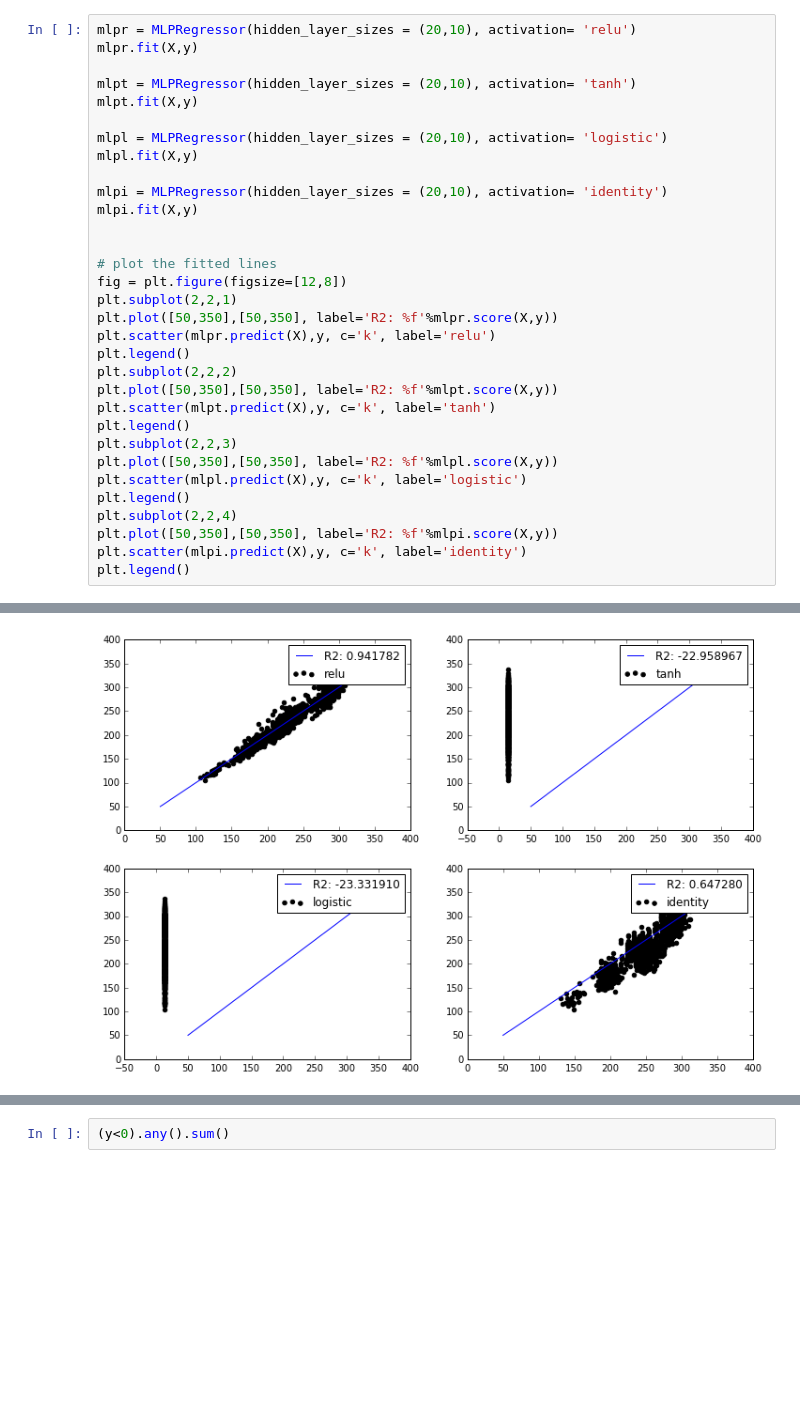
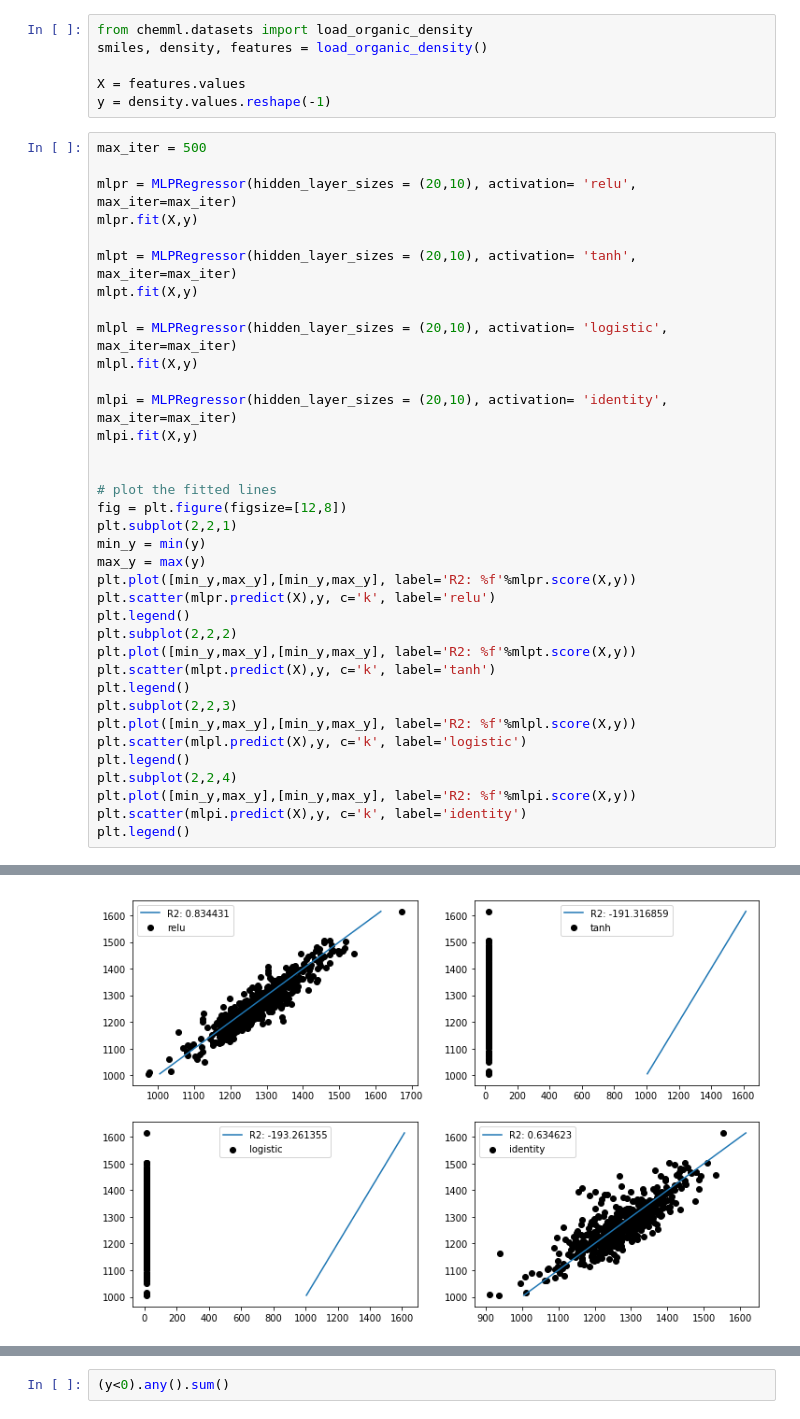
Before and after one commit to mojtabah/ML_tutorial, a Jupyter notebook: notebooks/04_NeuralNetworks.ipynb, the cells around one changed output, grey strips where cells are left out. Cells and saved outputs as stored; diff of their text form; blank space fills up the shorter version.

```diff
--- a/notebooks/04_NeuralNetworks.ipynb
+++ b/notebooks/04_NeuralNetworks.ipynb
@@ -26,36 +15,46 @@ print y.shape
+# %%
+from chemml.datasets import load_organic_density
+smiles, density, features = load_organic_density()
+
+X = features.values
+y = density.values.reshape(-1)
 # %%
-mlpr = MLPRegressor(hidden_layer_sizes = (20,10), activation= 'relu')
+max_iter = 500
+
+mlpr = MLPRegressor(hidden_layer_sizes = (20,10), activation= 'relu', max_iter=max_iter)
 mlpr.fit(X,y)
 
-mlpt = MLPRegressor(hidden_layer_sizes = (20,10), activation= 'tanh')
+mlpt = MLPRegressor(hidden_layer_sizes = (20,10), activation= 'tanh', max_iter=max_iter)
 mlpt.fit(X,y)
 
-mlpl = MLPRegressor(hidden_layer_sizes = (20,10), activation= 'logistic')
+mlpl = MLPRegressor(hidden_layer_sizes = (20,10), activation= 'logistic', max_iter=max_iter)
 mlpl.fit(X,y)
 
-mlpi = MLPRegressor(hidden_layer_sizes = (20,10), activation= 'identity')
+mlpi = MLPRegressor(hidden_layer_sizes = (20,10), activation= 'identity', max_iter=max_iter)
 mlpi.fit(X,y)
 
 
 # plot the fitted lines
 fig = plt.figure(figsize=[12,8])
 plt.subplot(2,2,1)
-plt.plot([50,350],[50,350], label='R2: %f'%mlpr.score(X,y))
+min_y = min(y)
+max_y = max(y)
+plt.plot([min_y,max_y],[min_y,max_y], label='R2: %f'%mlpr.score(X,y))
 plt.scatter(mlpr.predict(X),y, c='k', label='relu')
 plt.legend()
 plt.subplot(2,2,2)
-plt.plot([50,350],[50,350], label='R2: %f'%mlpt.score(X,y))
+plt.plot([min_y,max_y],[min_y,max_y], label='R2: %f'%mlpt.score(X,y))
 plt.scatter(mlpt.predict(X),y, c='k', label='tanh')
 plt.legend()
 plt.subplot(2,2,3)
-plt.plot([50,350],[50,350], label='R2: %f'%mlpl.score(X,y))
+plt.plot([min_y,max_y],[min_y,max_y], label='R2: %f'%mlpl.score(X,y))
 plt.scatter(mlpl.predict(X),y, c='k', label='logistic')
 plt.legend()
 plt.subplot(2,2,4)
-plt.plot([50,350],[50,350], label='R2: %f'%mlpi.score(X,y))
+plt.plot([min_y,max_y],[min_y,max_y], label='R2: %f'%mlpi.score(X,y))
 plt.scatter(mlpi.predict(X),y, c='k', label='identity')
 plt.legend()
 # %% [output]
 <matplotlib.legend.Legend at 0x...>
-[figure, old version]
+[figure, new version]
 # %%
```
Also changed, not shown: parts of 14 cells of this notebook, 5 other files.
